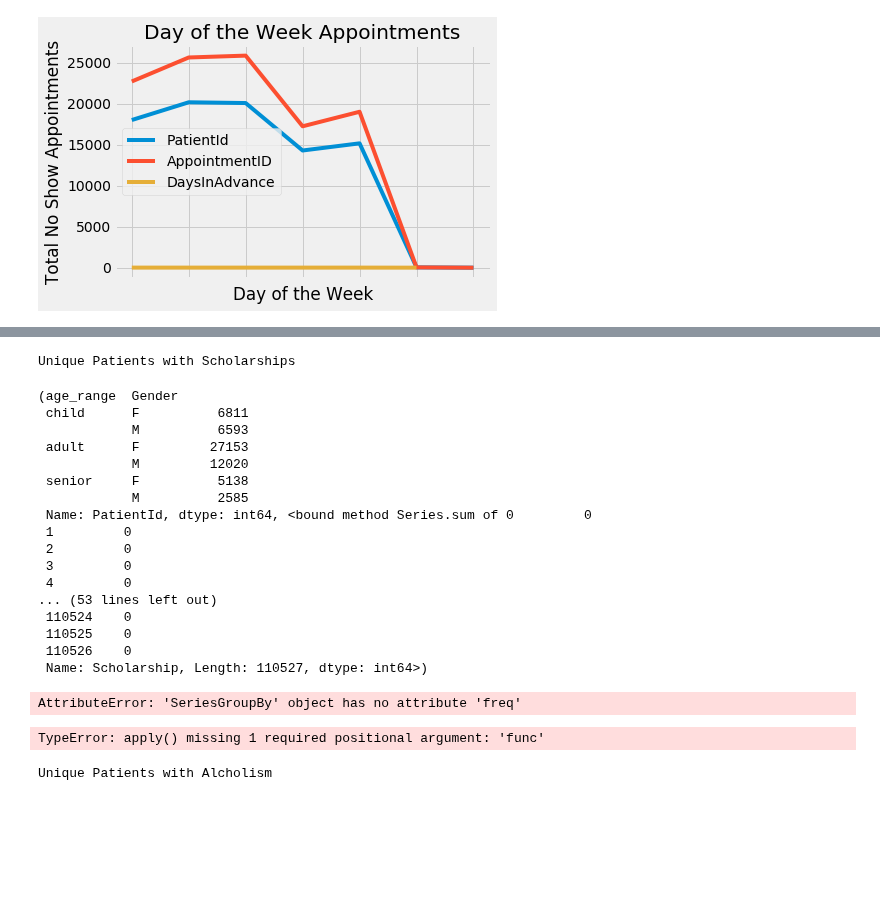
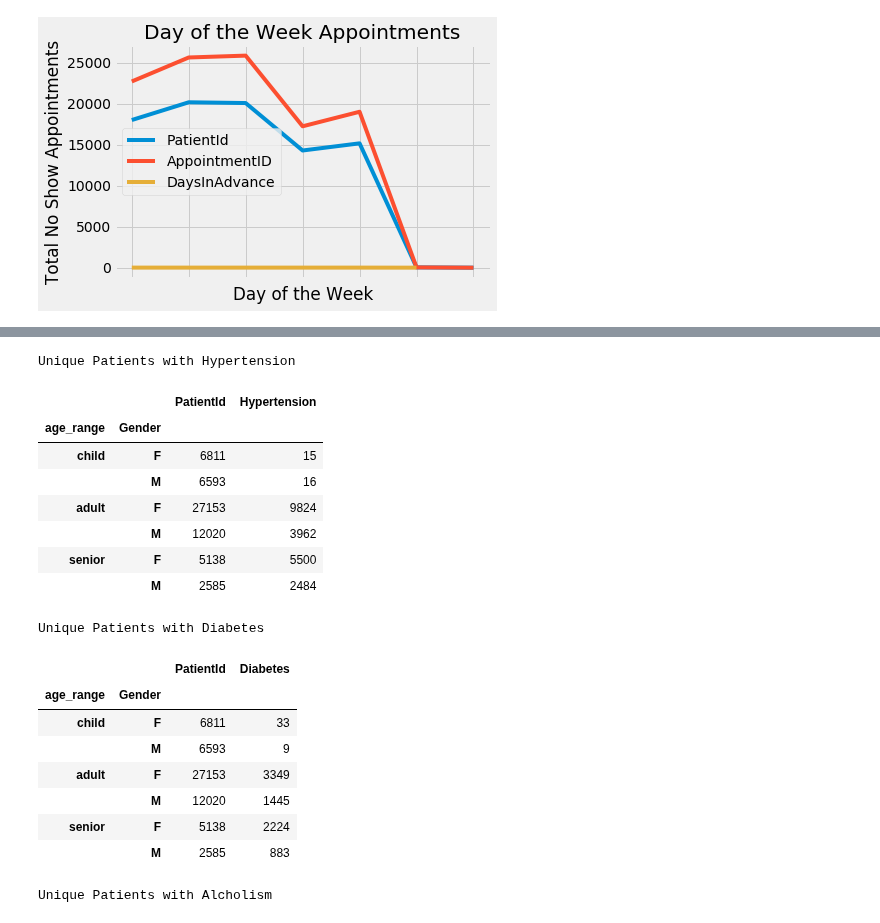
Before and after one commit to cdmorgan103/7331DataMiningNoShow, a Jupyter notebook: 7331DataMiningNoShow_CR.ipynb, the cells around one changed output, grey strips where cells are left out. Saved outputs shown, nothing was run; the diff lists cells and outputs as text; code cells hidden in the pictures; blank space fills up the shorter version.

```diff
--- a/7331DataMiningNoShow_CR.ipynb
+++ b/7331DataMiningNoShow_CR.ipynb
@@ -448,41 +447,34 @@ memory usage: 7.9+ MB
 categ_features = ['Scholarship', 'Hypertension', 'Diabetes',
                   'Alcoholism', 'Handicap', 'SMSReceived']
 df[categ_features] = df[categ_features].astype('int64')
-# %%
-print("Unique Patients with Scholarships")
-agerange_by_gender_SS = df.groupby(['age_range','Gender']).PatientId.nunique(),df.Scholarship.sum
-agerange_by_gender_SS
-# %% [output]
-Unique Patients with Scholarships
-(age_range  Gender
- child      F          6811
-            M          6593
- adult      F         27153
-            M         12020
- senior     F          5138
-            M          2585
- Name: PatientId, dtype: int64, <bound method Series.sum of 0         0
- 1         0
- 2         0
- 3         0
- 4         0
-... (53 lines left out)
- 110524    0
- 110525    0
- 110526    0
- Name: Scholarship, Length: 110527, dtype: int64>)
 # %%
-agerange_by_gender_HT = df.groupby(['age_range','Gender']).agg({'PatientId':'nunique','Hypertension':'freq'})
+agerange_by_gender_HT = df.groupby(['age_range','Gender']).agg({'PatientId':'nunique','Hypertension':'sum'})
 print("Unique Patients with Hypertension")
 agerange_by_gender_HT
 # %% [output]
-AttributeError: 'SeriesGroupBy' object has no attribute 'freq'
+Unique Patients with Hypertension
+|  |  | PatientId | Hypertension |
+| age_range | Gender |  |  |
+| child | F | 6811 | 15 |
+|  | M | 6593 | 16 |
+| adult | F | 27153 | 9824 |
+|  | M | 12020 | 3962 |
+| senior | F | 5138 | 5500 |
+|  | M | 2585 | 2484 |
 # %%
-agerange_by_gender_DB = df.groupby(['age_range','Gender']).agg({'PatientId':'nunique','Diabetes':['apply']})
+agerange_by_gender_DB = df.groupby(['age_range','Gender']).agg({'PatientId':'nunique','Diabetes':'sum'})
 print("Unique Patients with Diabetes")
 agerange_by_gender_DB
 # %% [output]
-TypeError: apply() missing 1 required positional argument: 'func'
+Unique Patients with Diabetes
+|  |  | PatientId | Diabetes |
+| age_range | Gender |  |  |
+| child | F | 6811 | 33 |
+|  | M | 6593 | 9 |
+| adult | F | 27153 | 3349 |
+|  | M | 12020 | 1445 |
+| senior | F | 5138 | 2224 |
+|  | M | 2585 | 883 |
 # %%
 agerange_by_gender_AC = df.groupby(['age_range','Gender']).agg({'PatientId':'nunique','Alcoholism':'sum'})
 print("Unique Patients with Alcholism")
```
Also changed, not shown: parts of 13 cells of this notebook.
